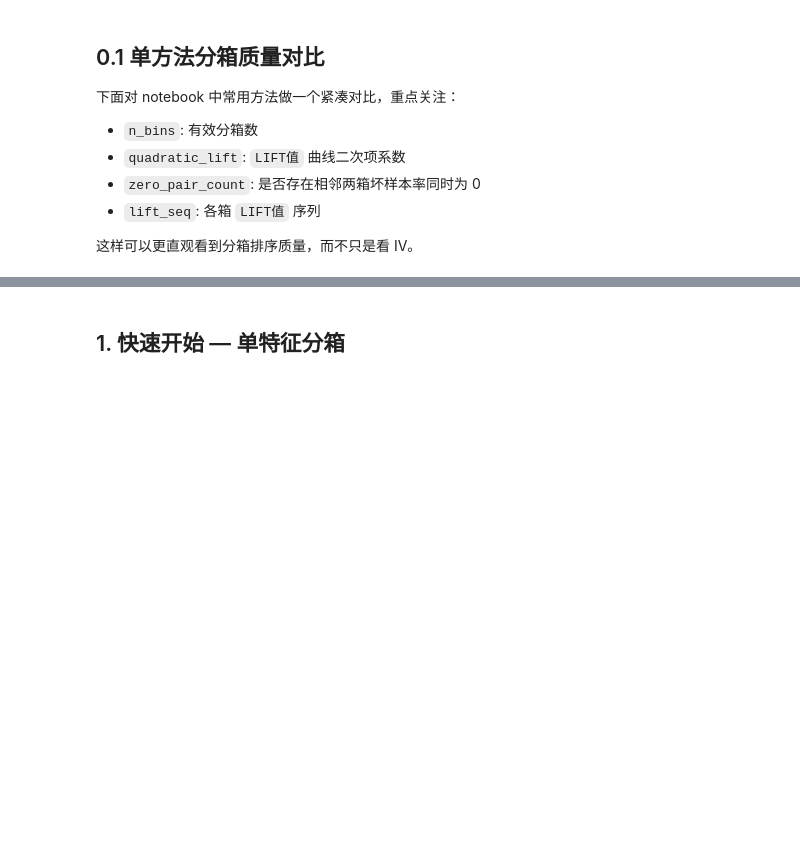
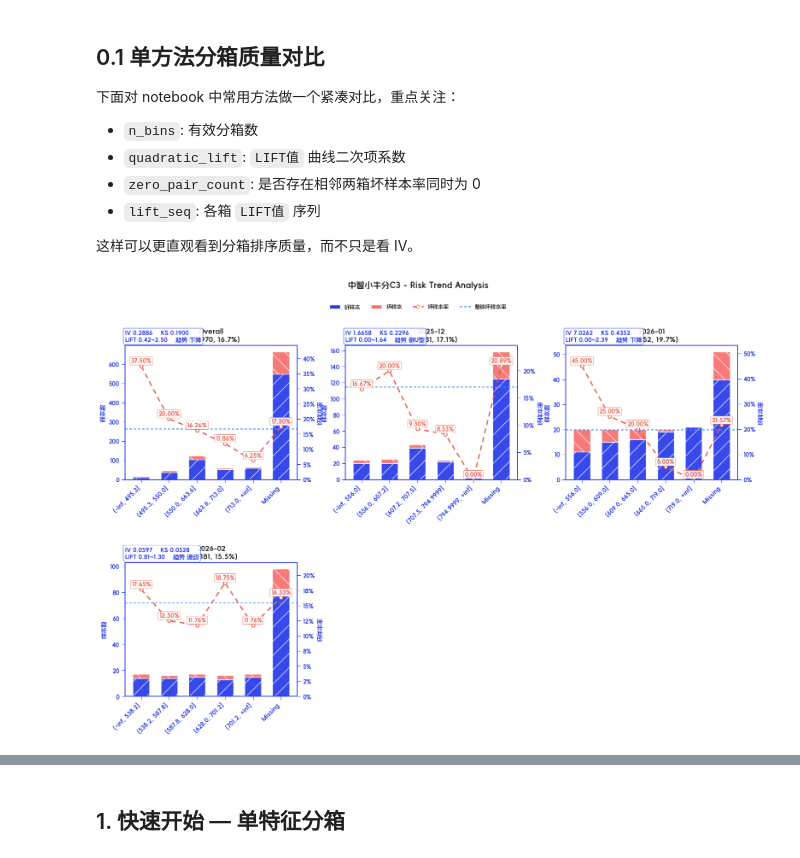
Before and after one commit to hengshu-credit/hscredit, a Jupyter notebook: examples/01_binning.ipynb, the cells around one changed output, grey strips where cells are left out. Drawn from its saved outputs; the diff is of its cells as text; code cells hidden in the pictures; blank space fills up the shorter version.

```diff
--- a/examples/01_binning.ipynb
+++ b/examples/01_binning.ipynb
@@ -72,6 +74,11 @@ print(f'样本数: {len(df):,}, 坏样本率: {df[target].mean():.2%}, 特征数
 - `lift_seq`: 各箱 `LIFT值` 序列
 
 这样可以更直观看到分箱排序质量，而不只是看 IV。
+# %%
+from hscredit import bin_plot, bin_trend_plot, overdues_bin_plot
+bin_trend_plot(df, feat, target=target, date_col='放款时间', date_freq='M', n_bins=5);
+# %% [output]
+[figure, added]
 # %%
 from hscredit.core.metrics import quadratic_curve_coefficient, composite_binning_quality
 
```
Also changed, not shown: parts of 4 cells of this notebook, 30 other files.
